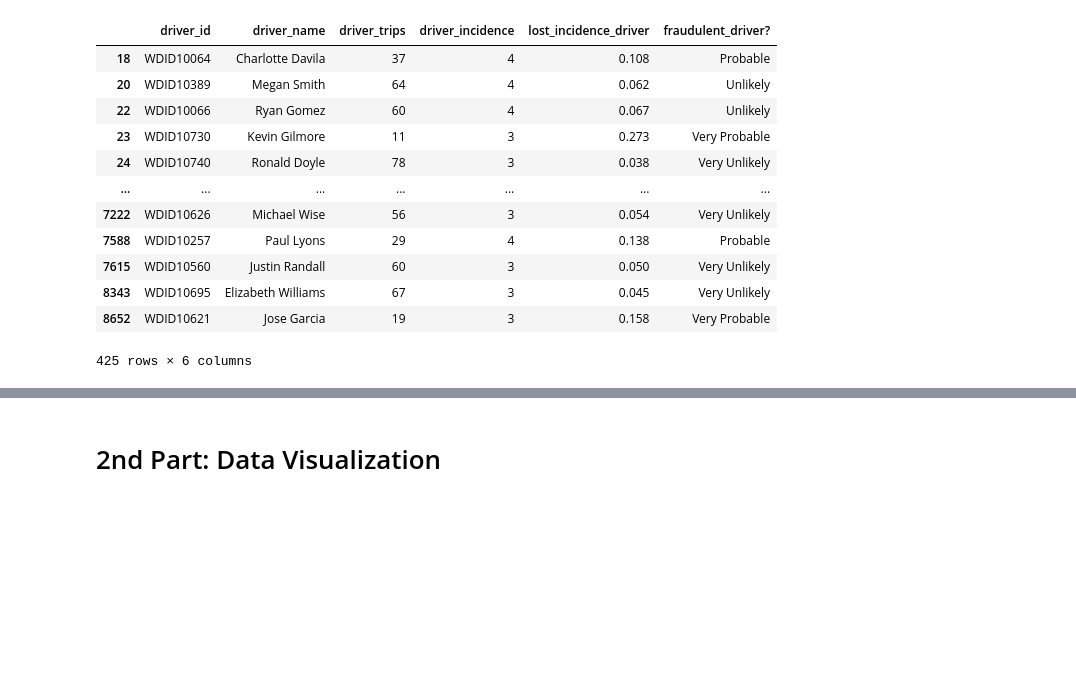
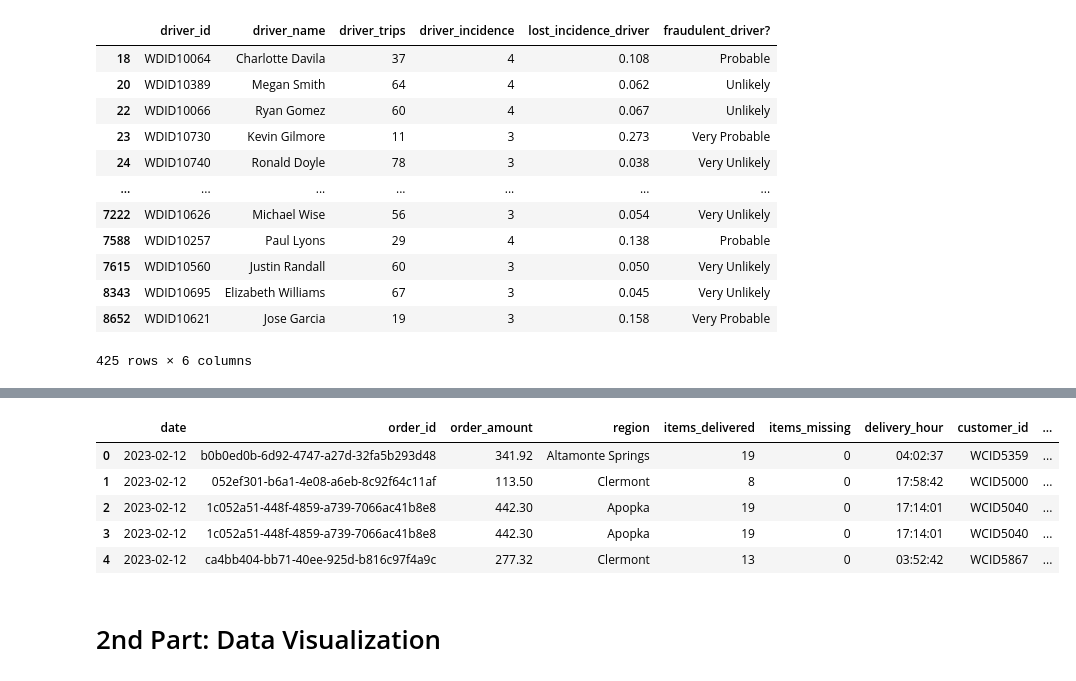
Before and after one commit to Edcysne/Walmart-Project, a Jupyter notebook: first_data_analysis.ipynb, the cells around one changed output, grey strips where cells are left out. Cells and saved outputs as stored; diff of their text form; code cells hidden in the pictures; blank space fills up the shorter version.

```diff
--- a/first_data_analysis.ipynb
+++ b/first_data_analysis.ipynb
@@ -104,7 +104,7 @@ df.head()
 | 4 | 2023-02-12 | 9cc29314-15ad-4259-9547-7b70177ed6de | 462.46 | Clermont | 15 | 0 | 14:01:55 | WCID6045 | ... |
 # %%
 # Create New dataset with only orders with lost products
-df_lost = df[df['missing_amount'] > 0]
+df_lost = df_nodup[df_nodup['product_amount_price'] > 0]
 df_lost.head()
 # %% [output]
 |  | date | order_id | order_amount | region | items_delivered | items_missing | delivery_hour | customer_id | ... |
@@ -214,3 +267,15 @@ df_lost_cost_drivers.drop_duplicates()
+# %%
+# selected columns to merge
+columns = ['customer_id','customer_incidence', 'lost_incidence_customer', 'fraudulent_customer?']
+df_testing = df.merge(df_lost_cost_customers[columns], on='customer_id',how='left')
+df_testing.head()
+# %% [output]
+|  | date | order_id | order_amount | region | items_delivered | items_missing | delivery_hour | customer_id | ... |
+| 0 | 2023-02-12 | b0b0ed0b-6d92-4747-a27d-32fa5b293d48 | 341.92 | Altamonte Springs | 19 | 0 | 04:02:37 | WCID5359 | ... |
+| 1 | 2023-02-12 | 052ef301-b6a1-4e08-a6eb-8c92f64c11af | 113.50 | Clermont | 8 | 0 | 17:58:42 | WCID5000 | ... |
+| 2 | 2023-02-12 | 1c052a51-448f-4859-a739-7066ac41b8e8 | 442.30 | Apopka | 19 | 0 | 17:14:01 | WCID5040 | ... |
+| 3 | 2023-02-12 | 1c052a51-448f-4859-a739-7066ac41b8e8 | 442.30 | Apopka | 19 | 0 | 17:14:01 | WCID5040 | ... |
+| 4 | 2023-02-12 | ca4bb404-bb71-40ee-925d-b816c97f4a9c | 277.32 | Clermont | 13 | 0 | 03:52:42 | WCID5867 | ... |
 # %% [markdown]
 # 2nd Part: Data Visualization
 # %% [markdown]
```
Also changed, not shown: parts of 7 cells of this notebook, 2 other files.
